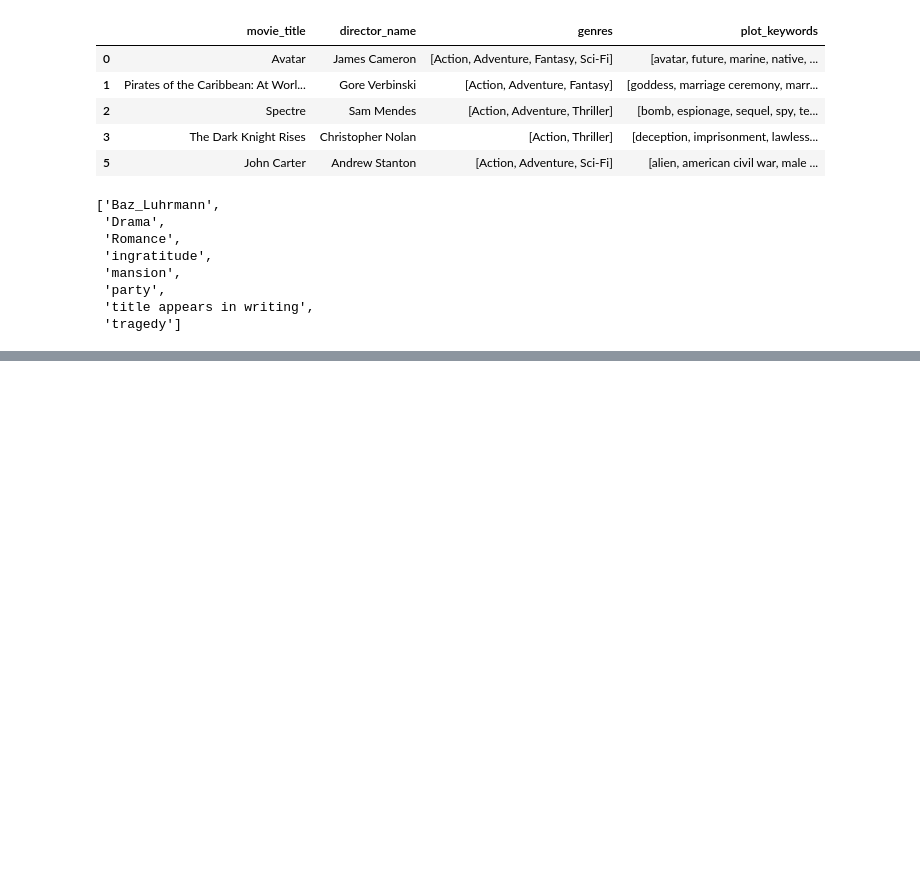
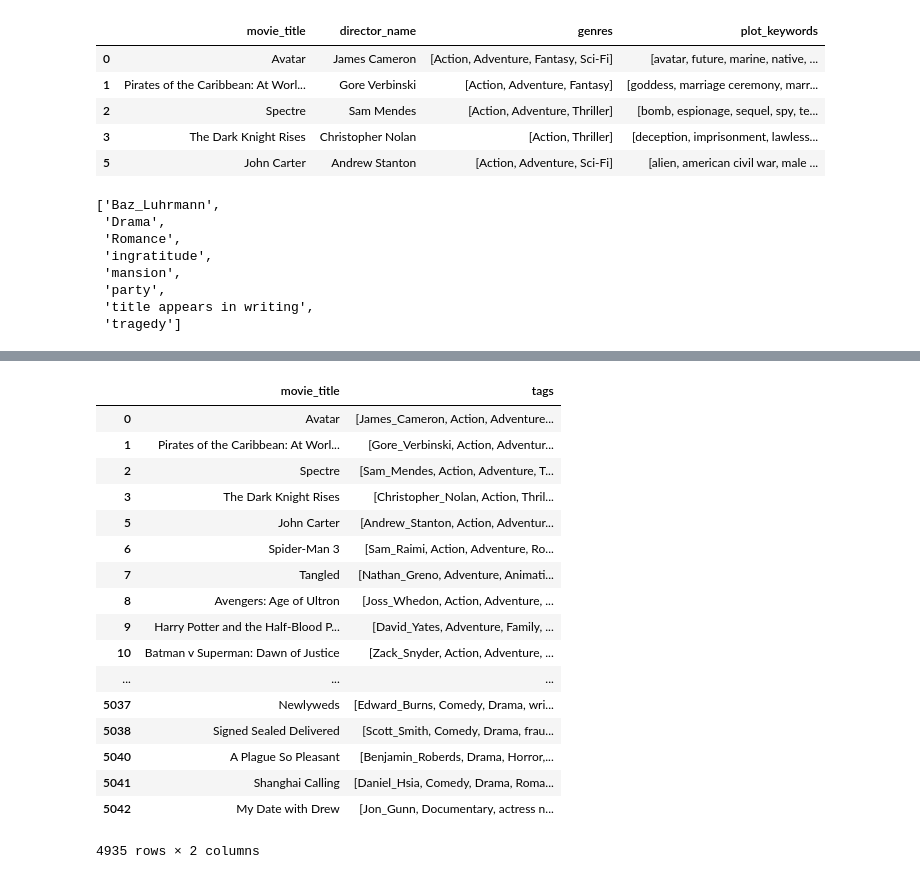
Before and after one commit to nikasso/movie2vec, a Jupyter notebook: eda/imdb5000_eda.ipynb, the cells around one changed output, grey strips where cells are left out. Drawn from its saved outputs; the diff is of its cells as text; code cells hidden in the pictures; blank space fills up the shorter version.

```diff
--- a/eda/imdb5000_eda.ipynb
+++ b/eda/imdb5000_eda.ipynb
@@ -288,0 +384,21 @@ processed_movies.tags.loc[50]
+# %%
+processed_movies
+# %% [output]
+|  | movie_title | tags |
+| 0 | Avatar | [James_Cameron, Action, Adventure... |
+| 1 | Pirates of the Caribbean: At Worl... | [Gore_Verbinski, Action, Adventur... |
+| 2 | Spectre | [Sam_Mendes, Action, Adventure, T... |
+| 3 | The Dark Knight Rises | [Christopher_Nolan, Action, Thril... |
+| 5 | John Carter | [Andrew_Stanton, Action, Adventur... |
+| 6 | Spider-Man 3 | [Sam_Raimi, Action, Adventure, Ro... |
+| 7 | Tangled | [Nathan_Greno, Adventure, Animati... |
+| 8 | Avengers: Age of Ultron | [Joss_Whedon, Action, Adventure, ... |
+| 9 | Harry Potter and the Half-Blood P... | [David_Yates, Adventure, Family, ... |
+| 10 | Batman v Superman: Dawn of Justice | [Zack_Snyder, Action, Adventure, ... |
+| ... | ... | ... |
+| 5037 | Newlyweds | [Edward_Burns, Comedy, Drama, wri... |
+| 5038 | Signed Sealed Delivered | [Scott_Smith, Comedy, Drama, frau... |
+| 5040 | A Plague So Pleasant | [Benjamin_Roberds, Drama, Horror,... |
+| 5041 | Shanghai Calling | [Daniel_Hsia, Comedy, Drama, Roma... |
+| 5042 | My Date with Drew | [Jon_Gunn, Documentary, actress n... |
+4935 rows × 2 columns
```
Also changed, not shown: parts of 8 cells of this notebook, 1 other file.
